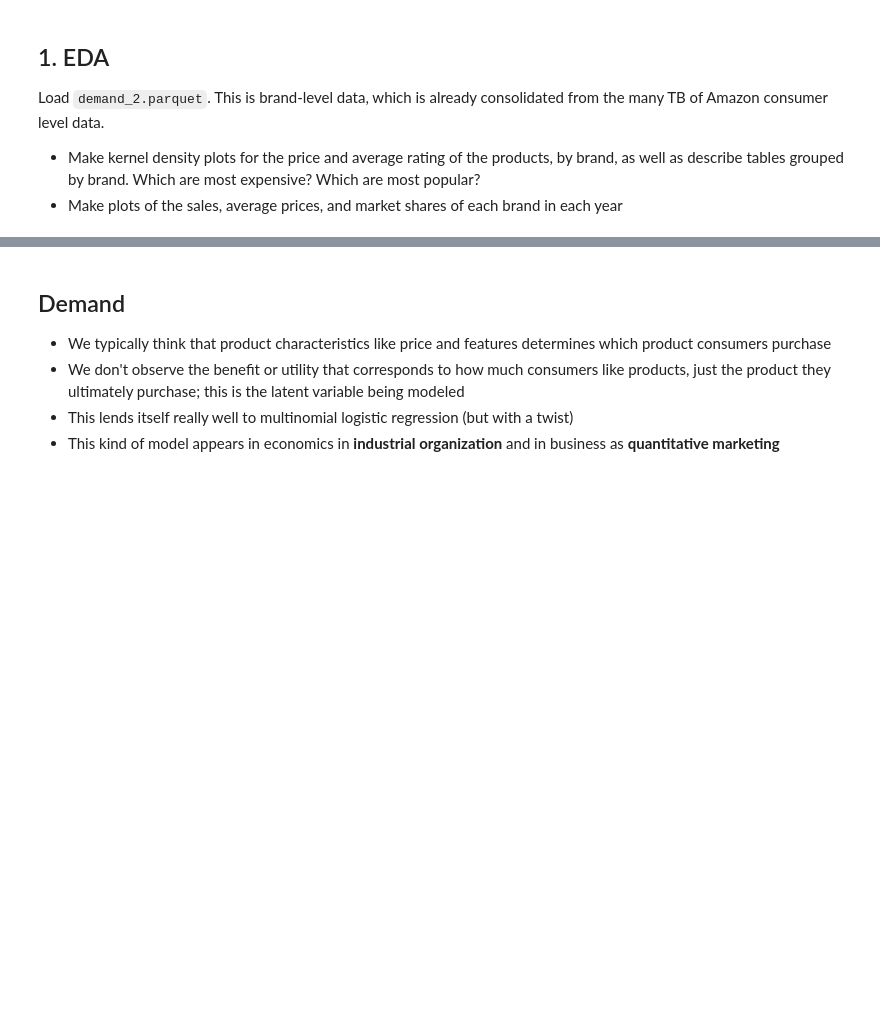
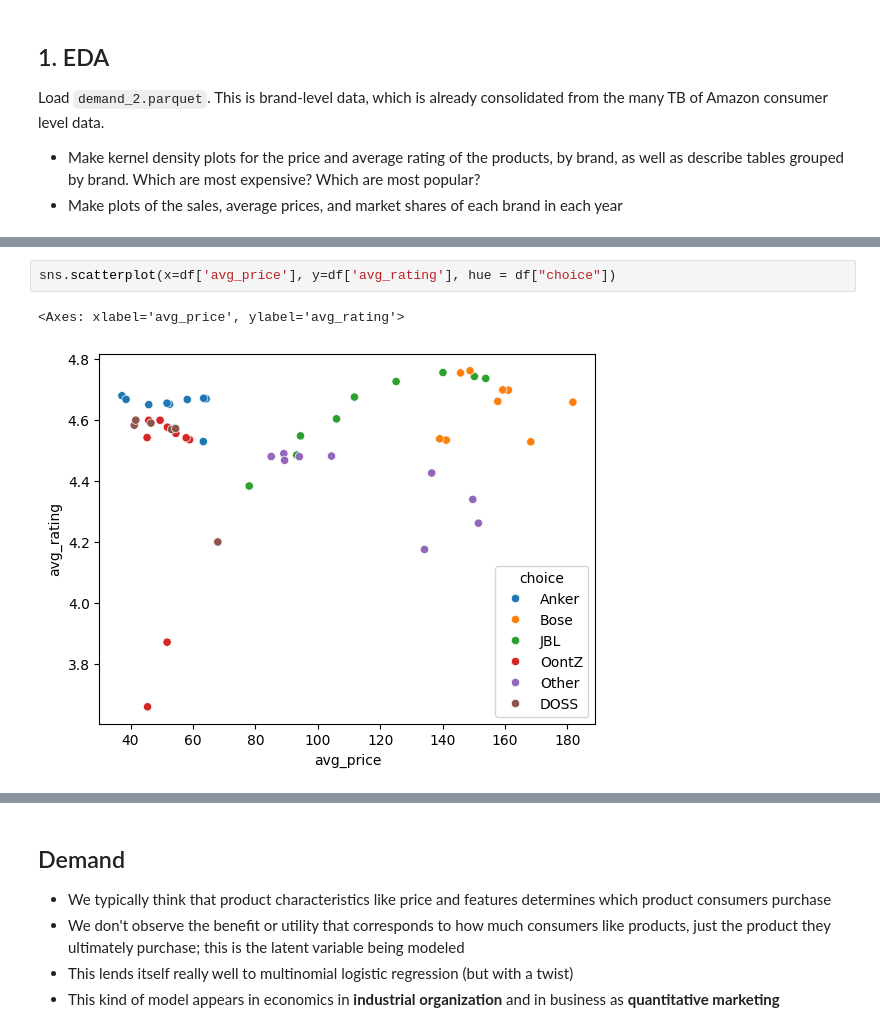
Before and after one commit to natchan19/undergrad_ml_assignments, a Jupyter notebook: lab_demand_estimation.ipynb, the cells around one changed output, grey strips where cells are left out. Drawn from its saved outputs; the diff is of its cells as text; blank space fills up the shorter version.

```diff
--- a/lab_demand_estimation.ipynb
+++ b/lab_demand_estimation.ipynb
@@ -20,0 +45,5 @@ sns.kdeplot(df['avg_price'], hue = de["choice"], common_norm=True)
+# %%
+sns.scatterplot(x=df['avg_price'], y=df['avg_rating'], hue = df["choice"])
+# %% [output]
+<Axes: xlabel='avg_price', ylabel='avg_rating'>
+[figure, added]
```
Also changed, not shown: parts of 6 cells of this notebook.
